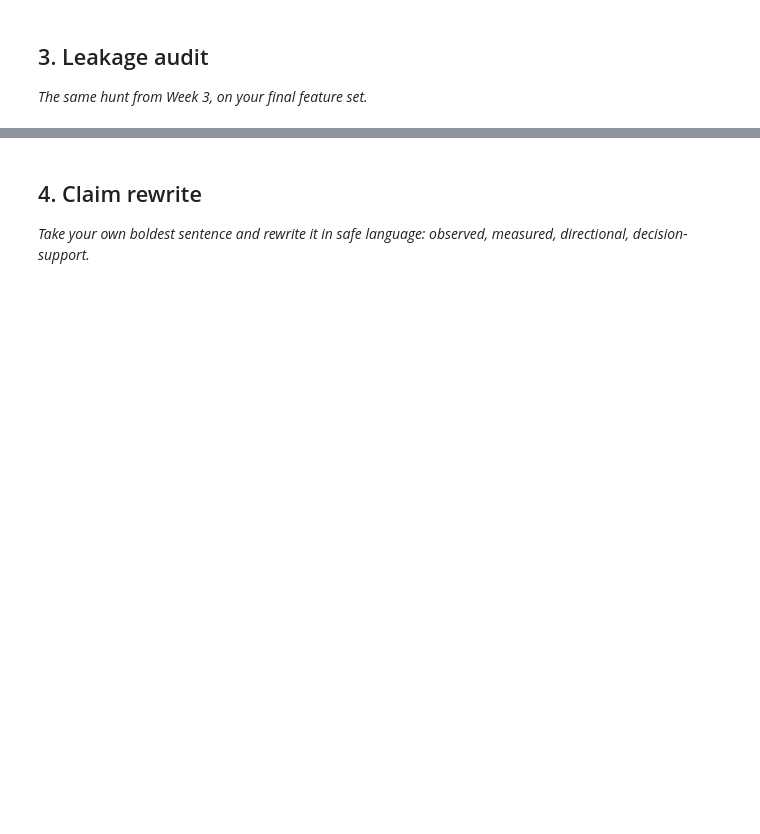
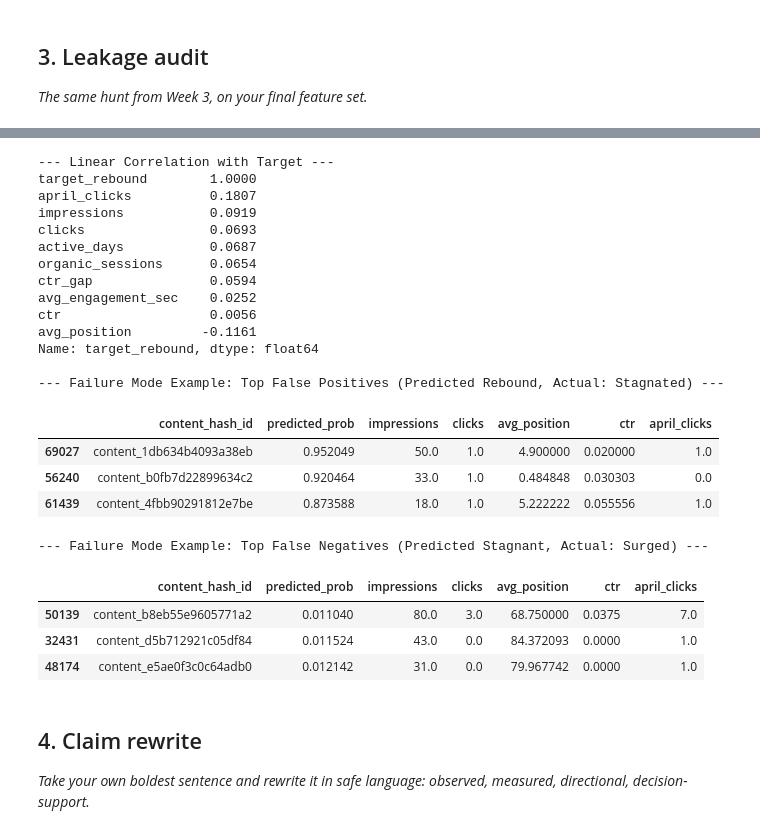
Before and after one commit to Muhammadfaheem8988/FlyRank-AI-internship, a Jupyter notebook: work/notebooks/w06_validation_audit.ipynb, the cells around one changed output, grey strips where cells are left out. Cells and saved outputs as stored; diff of their text form; code cells hidden in the pictures; blank space fills up the shorter version.

```diff
--- a/work/notebooks/w06_validation_audit.ipynb
+++ b/work/notebooks/w06_validation_audit.ipynb
@@ -30,3 +219,45 @@ This skeleton is yours to fill. Work the sections **in order** — each one has
+# %%
+# 1. Feature Correlation with Target vs Leaked Proxy
+correlations = df[features + ['april_clicks', 'target_rebound']].corr()['target_rebound'].sort_values(ascending=False)
+print("--- Linear Correlation with Target ---")
+print(correlations.round(4))
+
+# 2. Extract concrete False Positives and False Negatives
+test_grp['predicted_prob'] = preds_honest
+test_grp['error'] = test_grp['predicted_prob'] - test_grp['target_rebound']
+
+top_fp = test_grp[test_grp['target_rebound'] == 0].sort_values(by='predicted_prob', ascending=False).head(3)
+top_fn = test_grp[test_grp['target_rebound'] == 1].sort_values(by='predicted_prob', ascending=True).head(3)
+
+print("\n--- Failure Mode Example: Top False Positives (Predicted Rebound, Actual: Stagnated) ---")
+display(top_fp[['content_hash_id', 'predicted_prob', 'impressions', 'clicks', 'avg_position', 'ctr', 'april_clicks']])
+
+print("\n--- Failure Mode Example: Top False Negatives (Predicted Stagnant, Actual: Surged) ---")
+display(top_fn[['content_hash_id', 'predicted_prob', 'impressions', 'clicks', 'avg_position', 'ctr', 'april_clicks']])
+# %% [output]
+--- Linear Correlation with Target ---
+target_rebound        1.0000
+april_clicks          0.1807
+impressions           0.0919
+clicks                0.0693
+active_days           0.0687
+organic_sessions      0.0654
+ctr_gap               0.0594
+avg_engagement_sec    0.0252
+ctr                   0.0056
+avg_position         -0.1161
+Name: target_rebound, dtype: float64
+
+--- Failure Mode Example: Top False Positives (Predicted Rebound, Actual: Stagnated) ---
+|  | content_hash_id | predicted_prob | impressions | clicks | avg_position | ctr | april_clicks |
+| 69027 | content_1db634b4093a38eb | 0.952049 | 50.0 | 1.0 | 4.900000 | 0.020000 | 1.0 |
+| 56240 | content_b0fb7d22899634c2 | 0.920464 | 33.0 | 1.0 | 0.484848 | 0.030303 | 0.0 |
+| 61439 | content_4fbb90291812e7be | 0.873588 | 18.0 | 1.0 | 5.222222 | 0.055556 | 1.0 |
+--- Failure Mode Example: Top False Negatives (Predicted Stagnant, Actual: Surged) ---
+|  | content_hash_id | predicted_prob | impressions | clicks | avg_position | ctr | april_clicks |
+| 50139 | content_b8eb55e9605771a2 | 0.011040 | 80.0 | 3.0 | 68.750000 | 0.0375 | 7.0 |
+| 32431 | content_d5b712921c05df84 | 0.011524 | 43.0 | 0.0 | 84.372093 | 0.0000 | 1.0 |
+| 48174 | content_e5ae0f3c0c64adb0 | 0.012142 | 31.0 | 0.0 | 79.967742 | 0.0000 | 1.0 |
 # %% [markdown]
 ## 4. Claim rewrite
 
```
Also changed, not shown: parts of 13 cells of this notebook.
